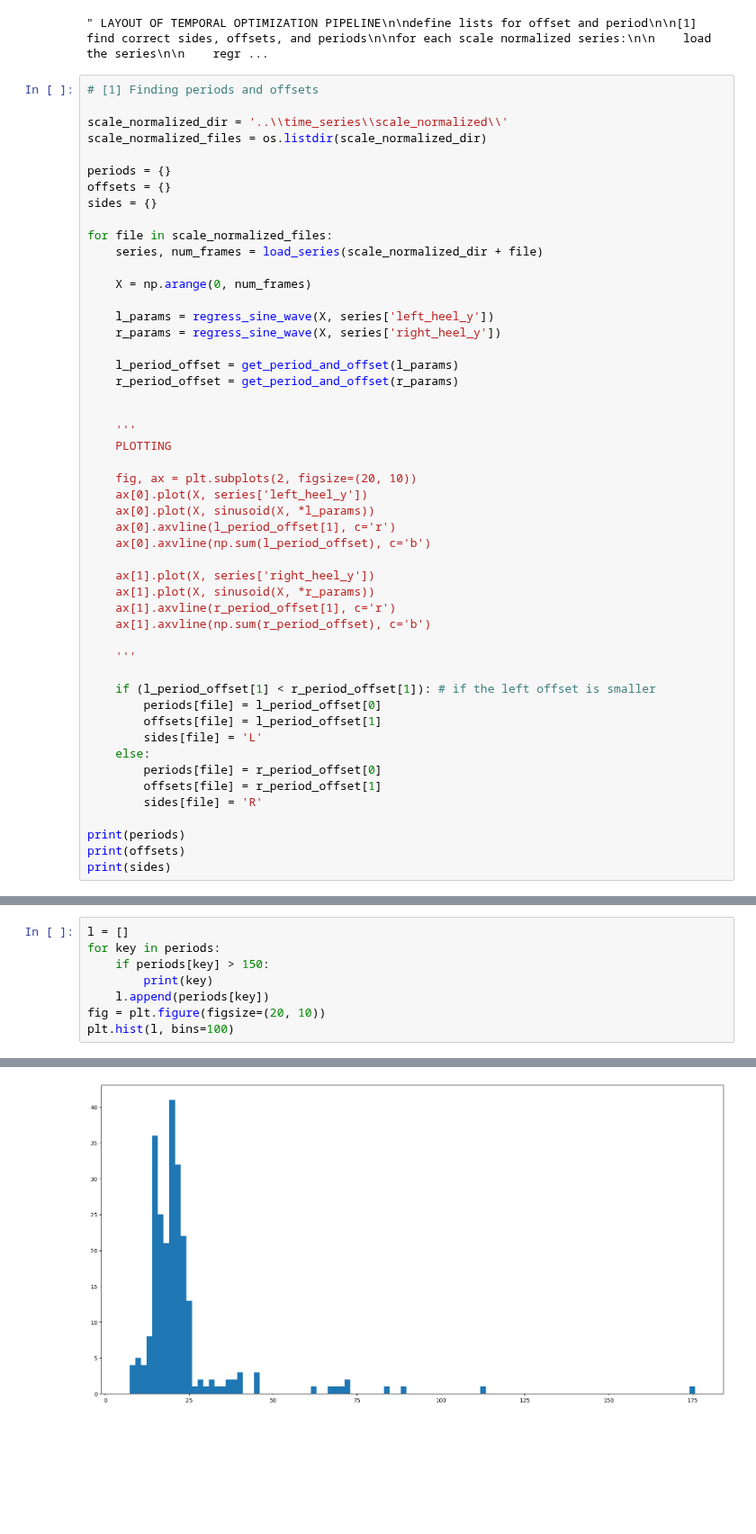
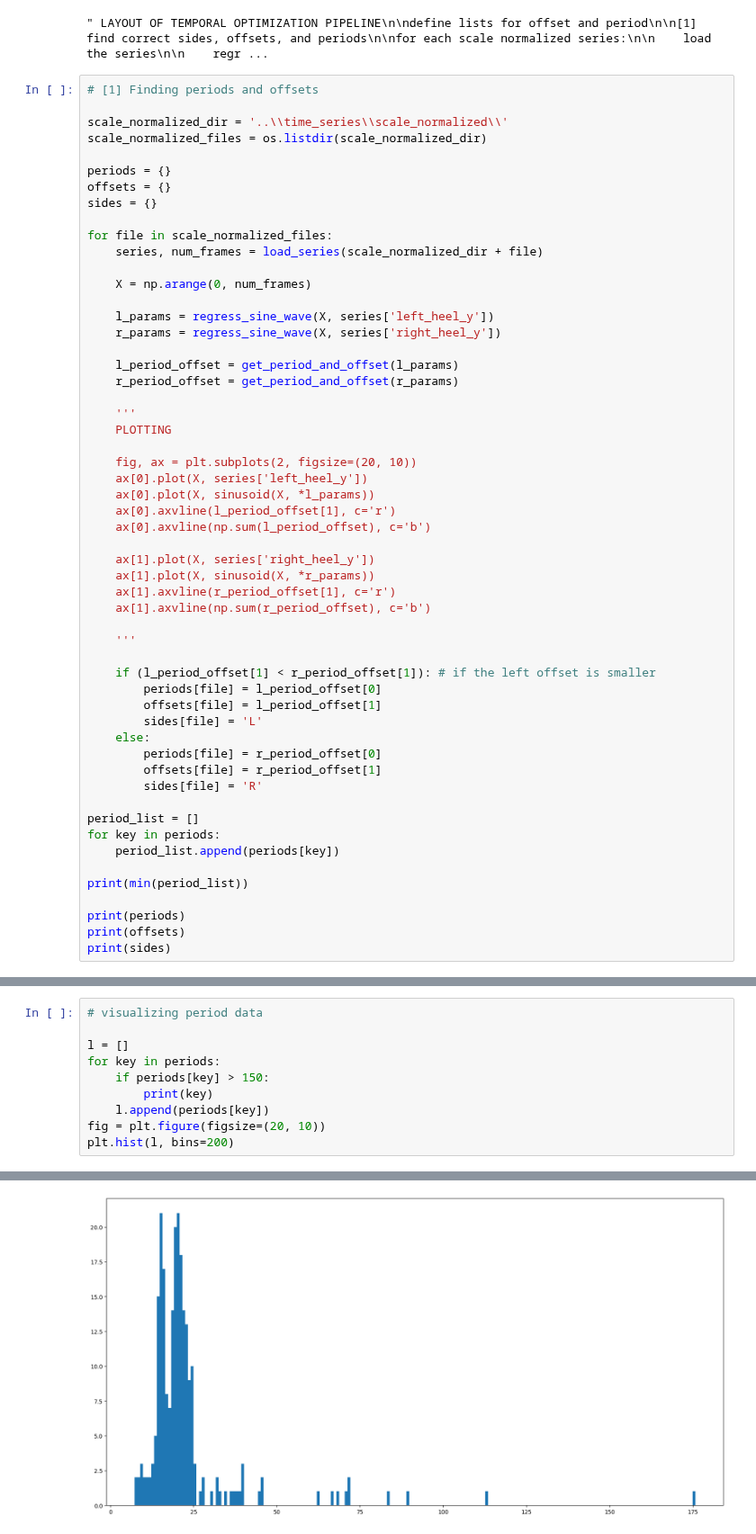
Before and after one commit to adarshramiyer/gAIt, a Jupyter notebook: data_processing/temporal_normalization.ipynb, the cells around one changed output, grey strips where cells are left out. Shown at 90% size. Cells and saved outputs as stored; diff of their text form; blank space fills up the shorter version.

```diff
--- a/data_processing/temporal_normalization.ipynb
+++ b/data_processing/temporal_normalization.ipynb
@@ -117,7 +132,6 @@ for file in scale_normalized_files:
 
     l_period_offset = get_period_and_offset(l_params)
     r_period_offset = get_period_and_offset(r_params)
-
 
     '''
     PLOTTING
@@ -144,6 +158,12 @@ for file in scale_normalized_files:
         offsets[file] = r_period_offset[1]
         sides[file] = 'R'
 
+period_list = []
+for key in periods:
+    period_list.append(periods[key])
+
+print(min(period_list))
+
 print(periods)
 print(offsets)
 print(sides)
@@ -152,12 +173,14 @@ print(sides)
 {'SR-O0-F0-B2-S7-L1-R-0059.csv': 8.659940059912465, 'SR-O0-F0-B6-S4-L7-R-0051.csv': 10.180335053200334, 'SR-O0-F3-B0-S1-L8-R-0036.csv': 13.041703231939813, 'SR-O0-F4-B0-S2-L2-R-0007.csv': 9.0527871385 ...
 {'SR-O0-F0-B2-S7-L1-R-0059.csv': 'R', 'SR-O0-F0-B6-S4-L7-R-0051.csv': 'R', 'SR-O0-F3-B0-S1-L8-R-0036.csv': 'R', 'SR-O0-F4-B0-S2-L2-R-0007.csv': 'L', 'SR-O0-F4-B0-S2-L2-R-0009.csv': 'R', 'SR-O0-F4-B0-S ...
 # %%
+# visualizing period data
+
 l = []
 for key in periods:
     if periods[key] > 150:
         print(key)
     l.append(periods[key])
 fig = plt.figure(figsize=(20, 10))
-plt.hist(l, bins=100)
+plt.hist(l, bins=200)
 # %% [output]
 WS-O1-F0-B5-S2-L0-L-0047.csv
@@ -181 +204 @@ WS-O1-F0-B5-S2-L0-L-0047.csv
-[figure, old version]
+[figure, new version]
```
Also changed, not shown: parts of 4 cells of this notebook, 2 other files.
